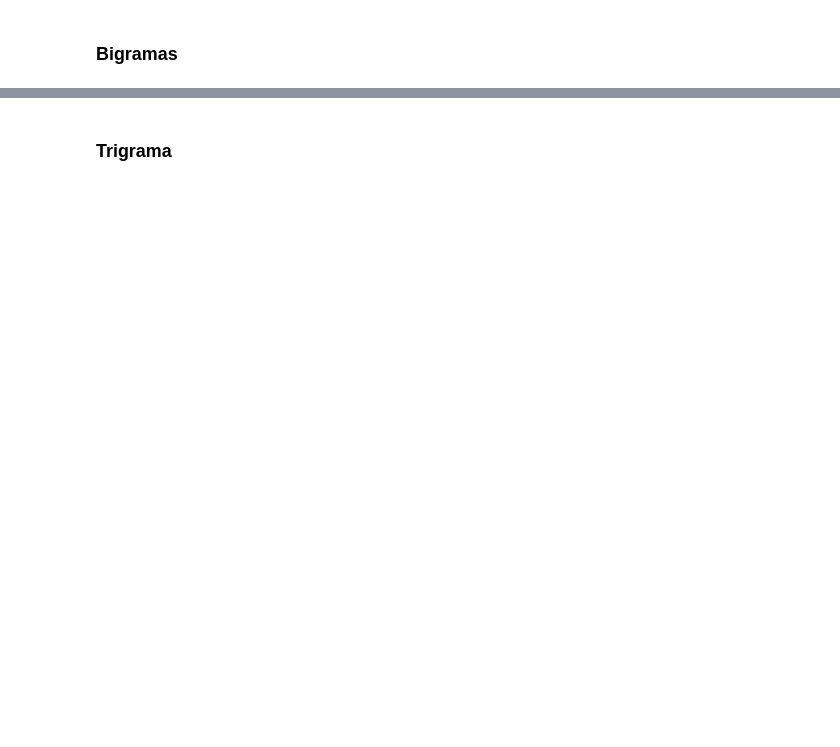
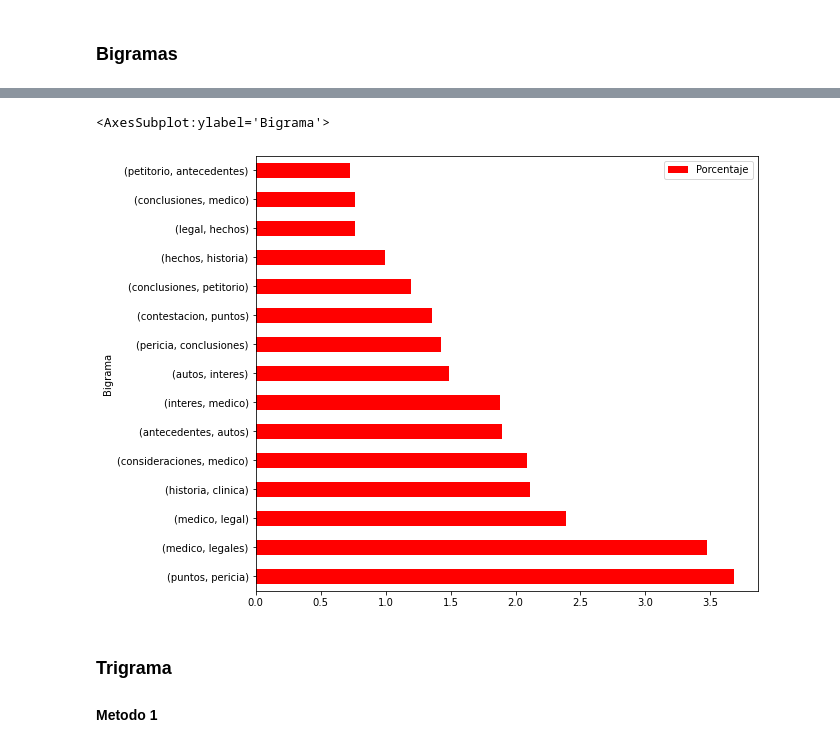
Before and after one commit to gaston411/Mi-Proyecto, a Jupyter notebook: n-gramas.ipynb, the cells around one changed output, grey strips where cells are left out. Cells and saved outputs as stored; diff of their text form; code cells hidden in the pictures; blank space fills up the shorter version.

```diff
--- a/n-gramas.ipynb
+++ b/n-gramas.ipynb
@@ -229,0 +313,6 @@ bgsMayusculaFdist.plot(15) #Ver las 15 colocaciones más frecuentes
+# %%
+#Cantidad de veces que se repiten los bigramas en los titulos con mayúsculas.
+import pandas as pd
+FrecuenciaBigMay = pd.DataFrame(bigramaMay,columns=['TOKEN1','TOKEN2'])
+cantBigMay = FrecuenciaBigMay.value_counts()
+print(cantBigMay)
@@ -229,0 +333,12 @@ bgsMayusculaFdist.plot(15) #Ver las 15 colocaciones más frecuentes
+# %%
+#Creación de dataframe de bigramas de titulos en mayúsculas
+import pandas as pd
+bigFrec=[]
+for k,v in cantBigMay.items():
+    bigFrec.append((k,v))
+
+dfBigMayusculas = pd.DataFrame(bigFrec,columns=['Bigrama','Frecuencia'])
+# Porcentaje de aparicion de tokens
+dfBigMayusculas['Porcentaje'] = (dfBigMayusculas['Frecuencia'] / dfBigMayusculas['Frecuencia'].sum()) * 100
+grafBigMayus= dfBigMayusculas.head(15)
+grafBigMayus
@@ -230,5 +362,14 @@ bgsMayusculaFdist.plot(15) #Ver las 15 colocaciones más frecuentes
+# %%
+# Gráfico de barras - representación de bigramas
+colores = ['red']
+grafBigMayus.plot(x= "Bigrama", y="Porcentaje" ,kind = 'barh', figsize=(9,8), color=colores)
+#plt.savefig("bigramaMayusculas.jpg")
+# %% [output]
+<AxesSubplot:ylabel='Bigrama'>
+[figure, added]
 # %% [markdown]
 ### Trigrama
+#### Metodo 1
 # %%
 # METODO 1 - TRIGRAMAS DE TITULOS EN MAYUSCULAS
 
```
Also changed, not shown: parts of 41 cells of this notebook, 2 other files.
